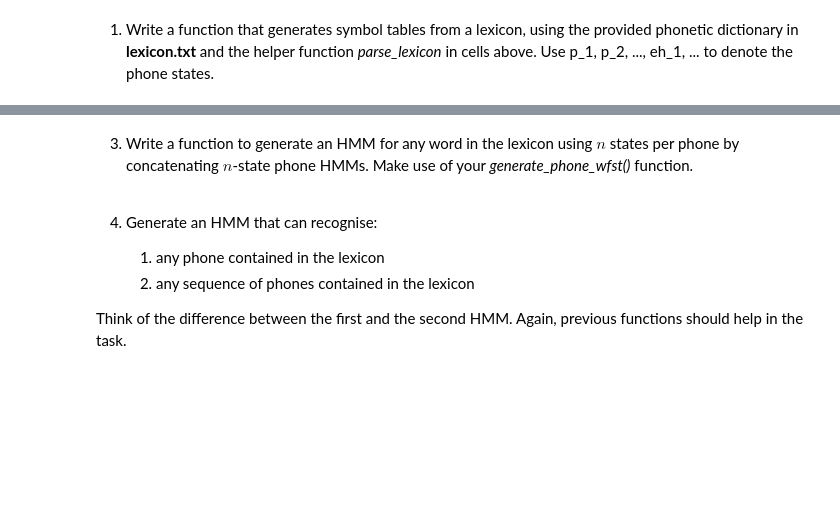
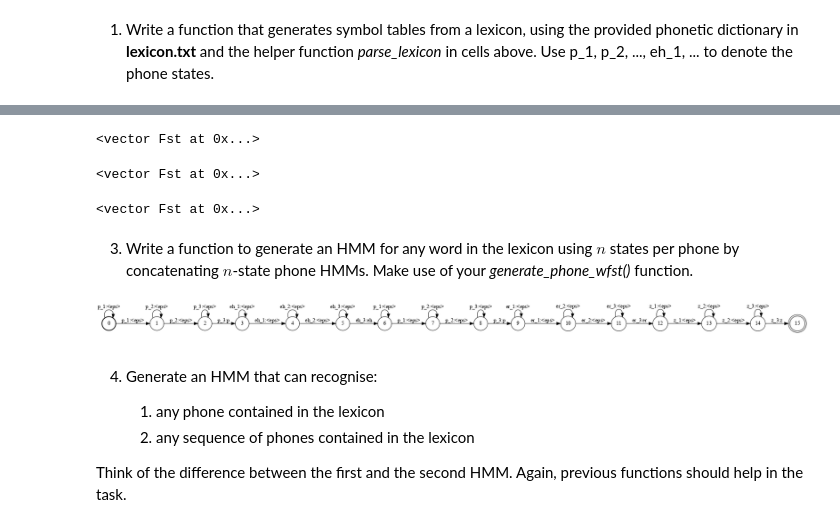
Before and after one commit to jooeun9199/INFR11033, a Jupyter notebook: asr_lab1.ipynb, the cells around one changed output, grey strips where cells are left out. Drawn from its saved outputs; the diff is of its cells as text; code cells hidden in the pictures; blank space fills up the shorter version.

```diff
--- a/asr_lab1.ipynb
+++ b/asr_lab1.ipynb
@@ -134,6 +134,15 @@ def generate_symbol_tables(lexicon, n=3):
     word_table = fst.SymbolTable()
 
     # your code here
+    state_table.add_symbol('<eps>')
+    phone_table.add_symbol('<eps>')
+    word_table.add_symbol('<eps>')
+    for word, phone_list in lexicon.items():
+        word_table.add_symbol(word)
+        for phone in phone_list:
+            phone_table.add_symbol(phone)
+            for i in range(1,n+1):
+                state_table.add_symbol('{}_{}'.format(phone, i))
 
     return word_table, phone_table, state_table
 # %%
@@ -173,7 +182,15 @@ def generate_phone_wfst(f, start_state, phone, n):
     for i in range(1, n+1):
 
         in_label = state_table.find('{}_{}'.format(phone, i))
-    # your code here
+
+        # your code here
+        prev_state = current_state
+        current_state = f.add_state()
+        f.add_arc(prev_state, fst.Arc(in_label, 0, None, prev_state))
+        f.add_arc(prev_state, fst.Arc(in_label, 0, None, current_state))
+
+    f.delete_arcs(prev_state,1)
+    f.add_arc(prev_state, fst.Arc(in_label, phone_table.find(phone), None, current_state))
 
     return current_state
 
@@ -185,6 +202,8 @@ last_state = generate_phone_wfst(f, start, 'p', 3)
 
 f.set_input_symbols(state_table)
 f.set_output_symbols(phone_table)
+# %% [output]
+<vector Fst at 0x...>
 # %%
 # Write to a file for autograding
 f.write('phone_wfst.fst')
@@ -207,6 +226,13 @@ def generate_parallel_path_wfst(f, start_state, n):
     for i in range(n):
 
         # your code here
+        prev_state = current_state
+        current_state = f.add_state()
+        f.add_arc(prev_state, fst.Arc(0, 0, None, prev_state))
+        f.add_arc(prev_state, fst.Arc(0, 0, None, current_state))
+        f.add_arc(prev_state, fst.Arc(0, 0, None, current_state+1))
+
+    f.delete_arcs(prev_state,1)
 
     return current_state
 
@@ -217,6 +243,8 @@ f.set_start(start)
 
 last_state = generate_parallel_path_wfst(f, start, 4)
 f
+# %% [output]
+<vector Fst at 0x...>
 # %%
 # Write to a file for autograding
 f.write('parallel_path_wfst.fst')
@@ -239,9 +267,20 @@ def generate_ergodic_wfst(f, start_state, n):
     for i in range(n):
 
         # your code here
+        current_state = f.add_state()
+
+    for i in range(1,n):
+        for j in range(1,n):
+            ind1 = current_state-n+i
+            ind2 = current_state-n+j
+            f.add_arc(ind1, fst.Arc(0, 0, None, ind2))
+        f.add_arc(start_state, fst.Arc(0, 0, None, ind1))
+        f.add_arc(ind1, fst.Arc(0, 0, None, start_state))
+        f.add_arc(ind1, fst.Arc(0, 0, None, current_state))
+    f.add_arc(start_state, fst.Arc(0, 0, None, start_state))
+    f.add_arc(start_state, fst.Arc(0, 0, None, current_state))
 
     return current_state
-
 
 f = fst.Fst()
 start = f.add_state()
@@ -249,6 +288,8 @@ f.set_start(start)
 
 last_state = generate_ergodic_wfst(f, start, 5)
 f
+# %% [output]
+<vector Fst at 0x...>
 # %%
 # Write to a file for autograding
 f.write('ergodic_wfst.fst')
@@ -263,33 +304,38 @@ def generate_word_wfst(f, start_state, word, n):
         f (fst.Fst()): an FST object, assumed to exist already
         start_state (int): the index of the first state, assumed to exist already
         word (str): the word to generate
         n (int): states per phone HMM
 
     Returns:
         the constructed WFST
 
     """
 
     current_state = start_state
 
     # your code here
+    for phone in lex[word]:
+        current_state = generate_phone_wfst(f,current_state,phone,n)
+    f.set_final(current_state)
 
     return f
 
 f = fst.Fst()
 start = f.add_state()
 f.set_start(start)
 
 generate_word_wfst(f, start, 'peppers', 3)
 f.set_input_symbols(state_table)
 f.set_output_symbols(phone_table)
 
 # We need special code to display the higher-resolution WFSTs inside Jupyter notebook
 from subprocess import check_call
 from IPython.display import Image
 f.draw('tmp.dot', portrait=True)
 check_call(['dot','-Tpng','-Gdpi=200','tmp.dot','-o','tmp.png'])
 Image(filename='tmp.png')
+# %% [output]
+[figure, added]
 # %%
 # Write to a file for autograding
 f.write('word_wfst.fst')
```
Also changed, not shown: parts of 3 cells of this notebook.
